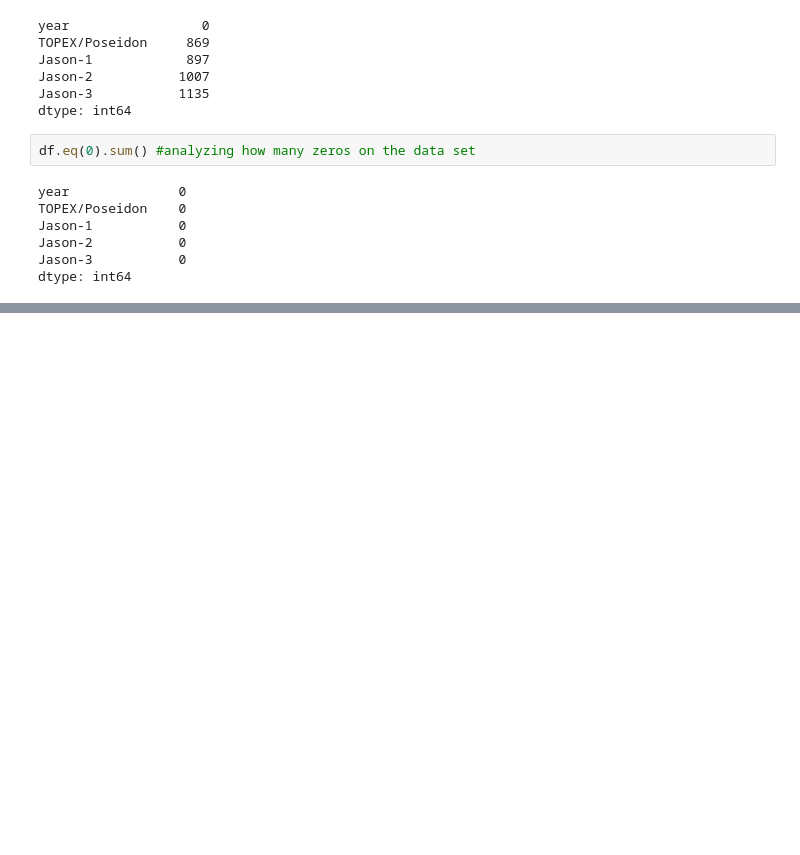
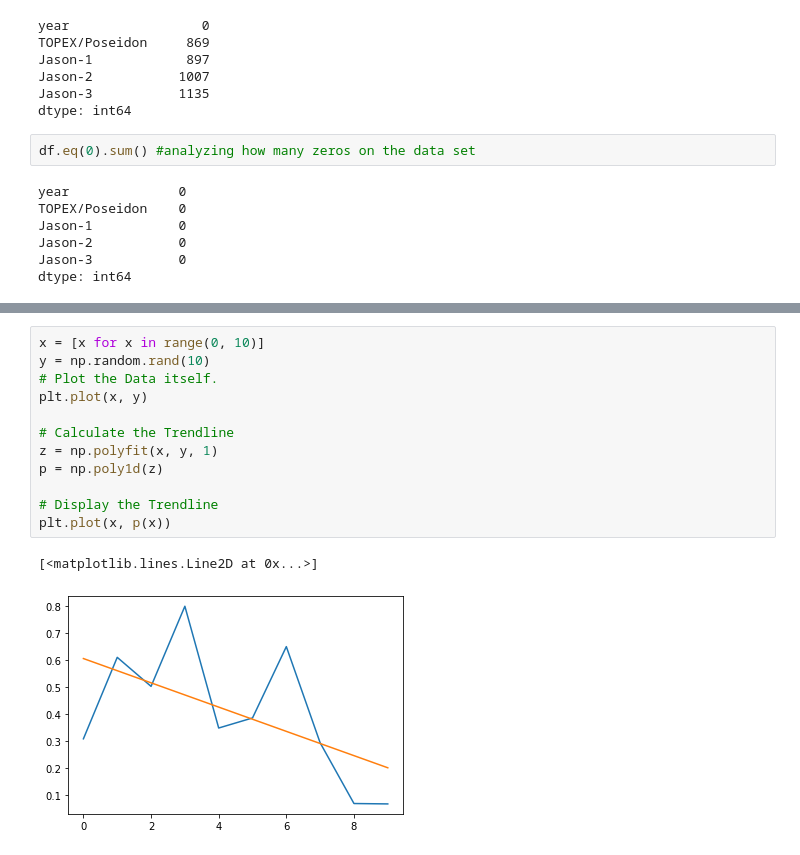
Before and after one commit to youlasozen/south_china_sea, a Jupyter notebook: DEN_449E_HW1.ipynb, the cells around one changed output, grey strips where cells are left out. Drawn from its saved outputs; the diff is of its cells as text; blank space fills up the shorter version.

```diff
--- a/DEN_449E_HW1.ipynb
+++ b/DEN_449E_HW1.ipynb
@@ -85,0 +160,15 @@ SyntaxError: cannot assign to function call (Temp/ipykernel_9544/1143469146.py,
+# %%
+x = [x for x in range(0, 10)]
+y = np.random.rand(10)
+# Plot the Data itself.
+plt.plot(x, y)
+
+# Calculate the Trendline
+z = np.polyfit(x, y, 1)
+p = np.poly1d(z)
+
+# Display the Trendline
+plt.plot(x, p(x))
+# %% [output]
+[<matplotlib.lines.Line2D at 0x...>]
+[figure, added]
```
Also changed, not shown: parts of 17 cells of this notebook.
